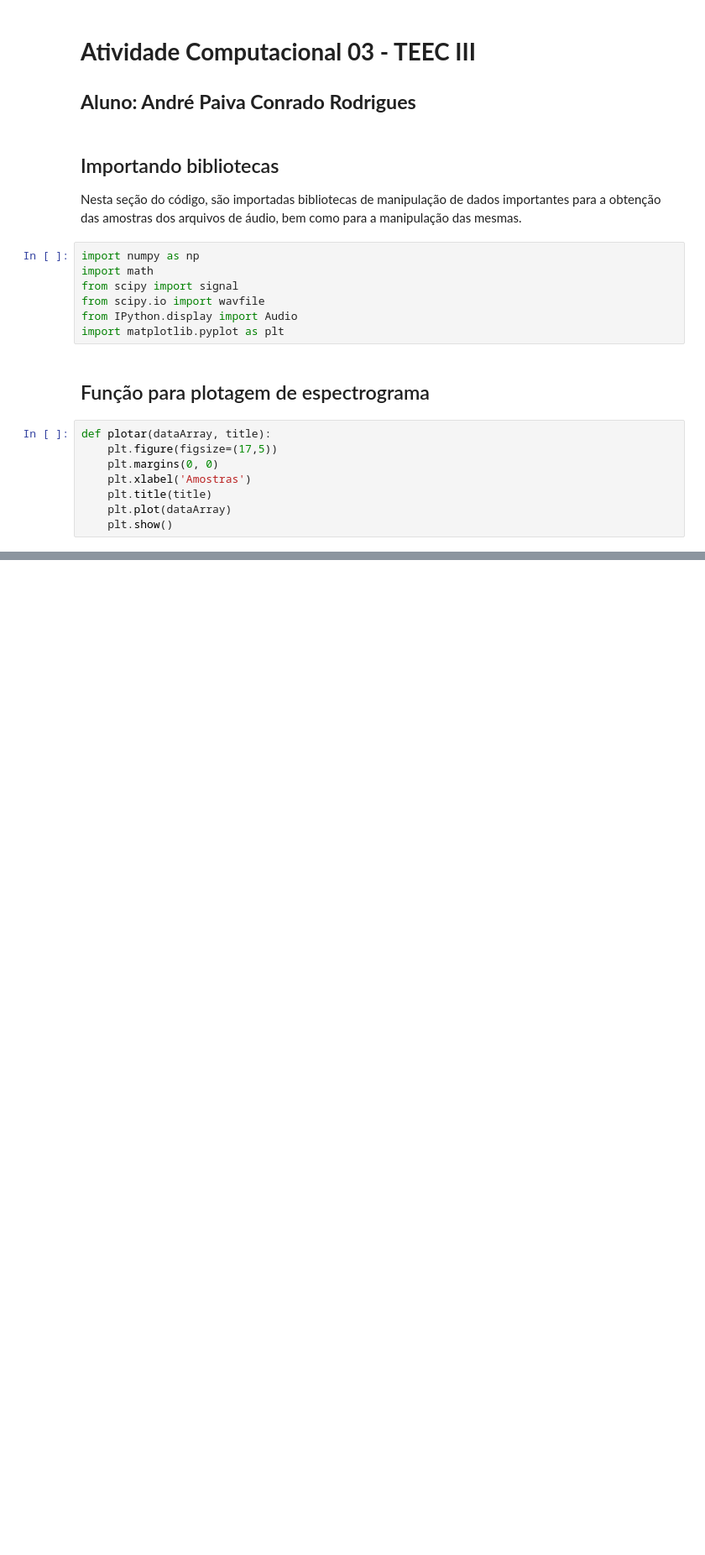
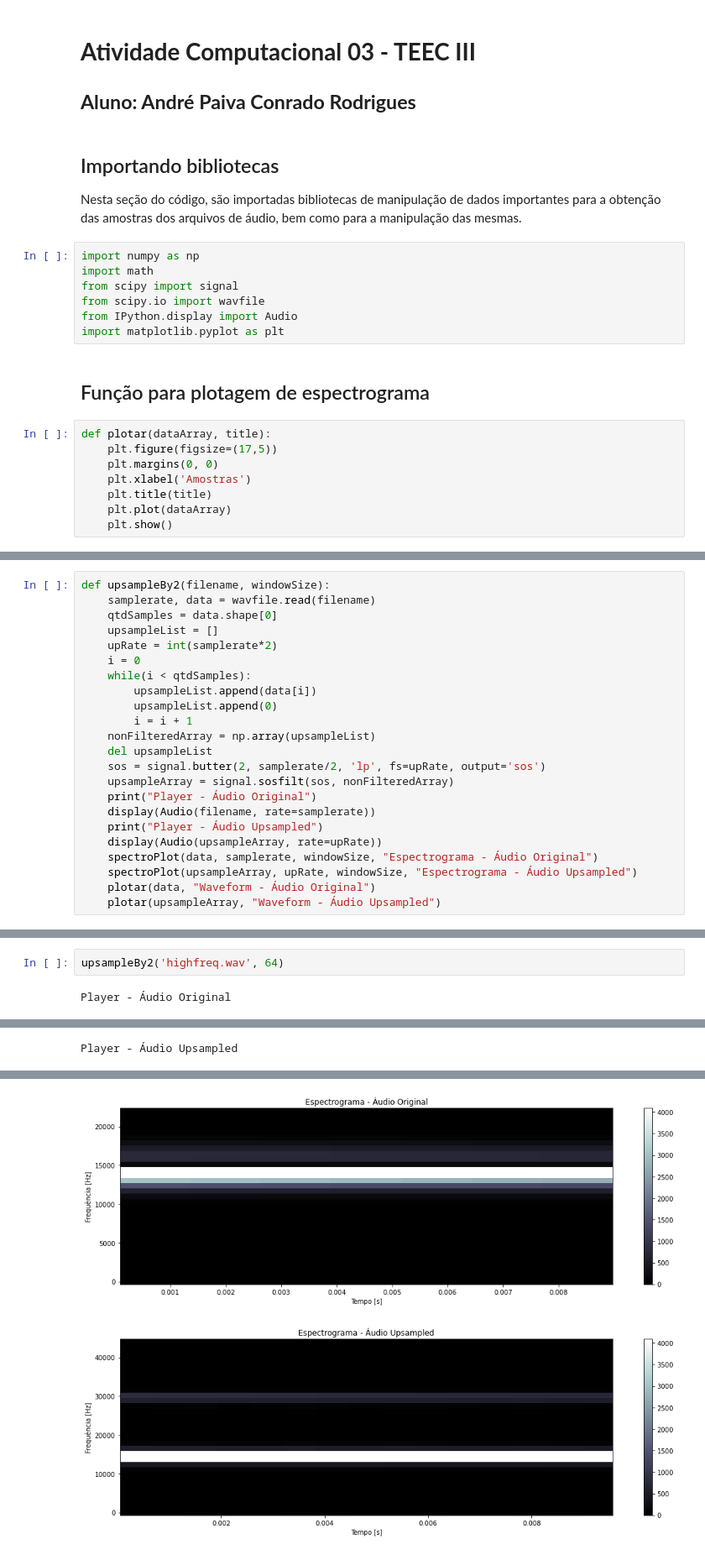
Before and after one commit to Xornotor/upsampling-e-downsampling, a Jupyter notebook: AC03_Andre_Paiva.ipynb, the cells around one changed output, grey strips where cells are left out. Shown: that part at 84% size. Drawn from its saved outputs; the diff is of its cells as text; blank space fills up the shorter version.

```diff
--- a/AC03_Andre_Paiva.ipynb
+++ b/AC03_Andre_Paiva.ipynb
@@ -51,4 +52,27 @@ def downsampleBy2(filename, windowSize):
     spectroPlot(downsampleArray, downRate, windowSize, "Espectrograma - Áudio Downsampled")
     plotar(data, "Waveform - Áudio Original")
     plotar(downsampleArray, "Waveform - Áudio Downsampled")
+# %%
+def upsampleBy2(filename, windowSize):
+    samplerate, data = wavfile.read(filename)
+    qtdSamples = data.shape[0]
+    upsampleList = []
+    upRate = int(samplerate*2)
+    i = 0
+    while(i < qtdSamples):
+        upsampleList.append(data[i])
+        upsampleList.append(0)
+        i = i + 1
+    nonFilteredArray = np.array(upsampleList)
+    del upsampleList
+    sos = signal.butter(2, samplerate/2, 'lp', fs=upRate, output='sos')
+    upsampleArray = signal.sosfilt(sos, nonFilteredArray)
+    print("Player - Áudio Original")
+    display(Audio(filename, rate=samplerate))
+    print("Player - Áudio Upsampled")
+    display(Audio(upsampleArray, rate=upRate))
+    spectroPlot(data, samplerate, windowSize, "Espectrograma - Áudio Original")
+    spectroPlot(upsampleArray, upRate, windowSize, "Espectrograma - Áudio Upsampled")
+    plotar(data, "Waveform - Áudio Original")
+    plotar(upsampleArray, "Waveform - Áudio Upsampled")
 # %%
@@ -55,0 +89,4 @@ downsampleBy2('audio1mod.wav', 64)
+# %%
+upsampleBy2('highfreq.wav', 64)
+# %% [output]
+Player - Áudio Original
@@ -55,0 +94 @@ downsampleBy2('audio1mod.wav', 64)
+Player - Áudio Upsampled
@@ -55,0 +96,2 @@ downsampleBy2('audio1mod.wav', 64)
+[figure, added]
+[figure, added]
```
Also changed, not shown: parts of 4 cells of this notebook, 1 other file.
